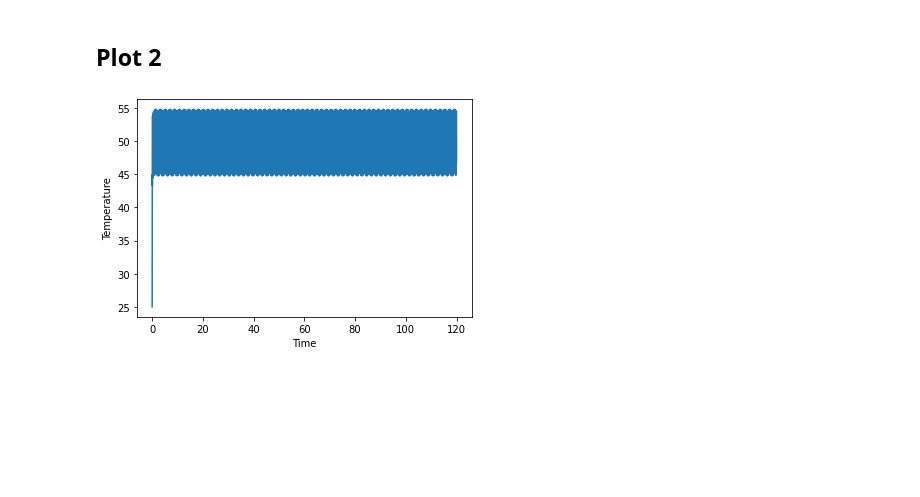
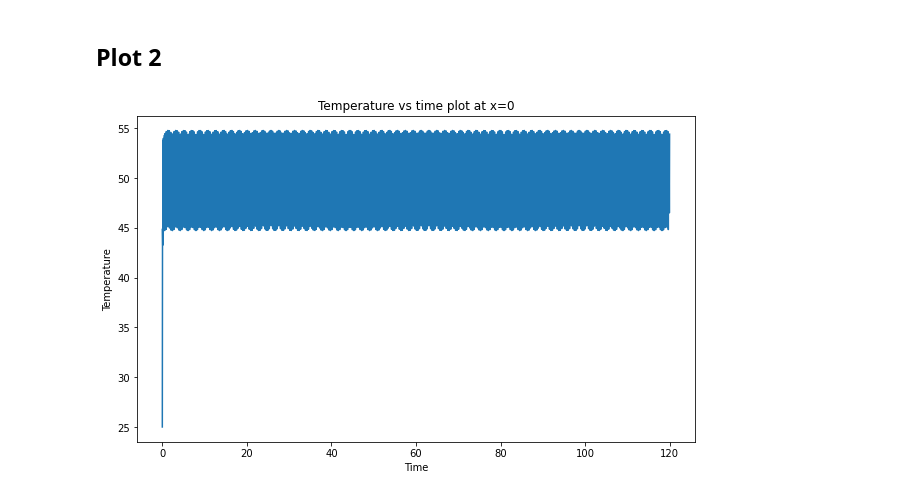
Before and after one commit to afham123/Git_demo, a Jupyter notebook: abc.ipynb, the cells around one changed output. Drawn from its saved outputs; the diff is of its cells as text; code cells hidden in the pictures; blank space fills up the shorter version.

```diff
--- a/abc.ipynb
+++ b/abc.ipynb
@@ -51,9 +51,11 @@ while(t<120):
     t+=0.05
     t=round(t,2)
 # %%
+plt.figure(figsize=(10,6))
 plt.plot(tlist,Tlist)
+plt.title('Temperature vs time plot at x=0')
 plt.xlabel('Time')
 plt.ylabel('Temperature')
 plt.show()
 # %% [output]
-[figure, old version]
+[figure, new version]
```
